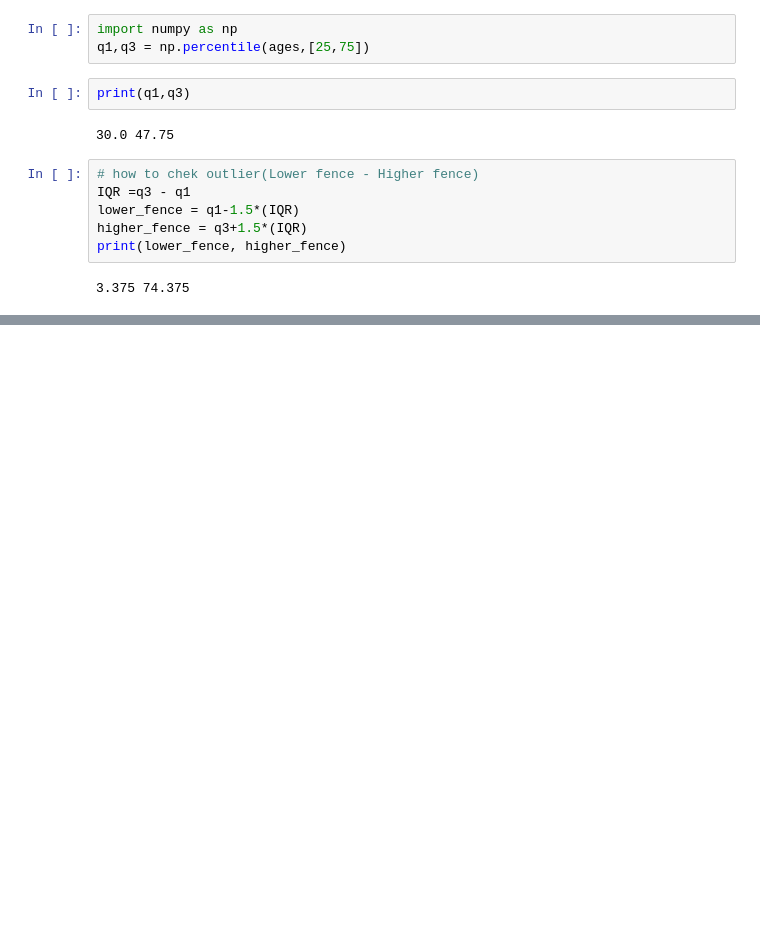
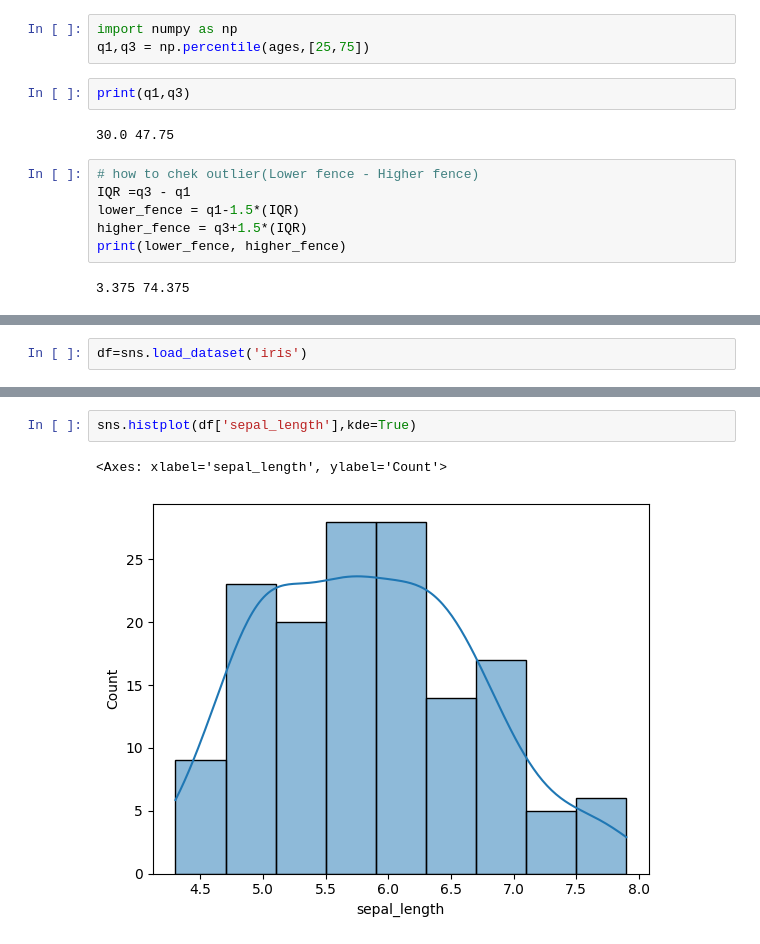
Before and after one commit to Dipak-Jagadale/Statistics, a Jupyter notebook: Measure of Central Tendency[Mean _Mode _Median].ipynb, the cells around one changed output, grey strips where cells are left out. Saved outputs shown, nothing was run; the diff lists cells and outputs as text; blank space fills up the shorter version.

Commit message:
histogram

```diff
--- a/Measure of Central Tendency[Mean _Mode _Median].ipynb
+++ b/Measure of Central Tendency[Mean _Mode _Median].ipynb
@@ -122,0 +123,2 @@ sns.histplot(ages,kde=True)
+# %%
+df=sns.load_dataset('iris')
@@ -122,0 +134,5 @@ sns.histplot(ages,kde=True)
+# %%
+sns.histplot(df['sepal_length'],kde=True)
+# %% [output]
+<Axes: xlabel='sepal_length', ylabel='Count'>
+[figure, added]
```
Also changed, not shown: parts of 23 cells of this notebook.
